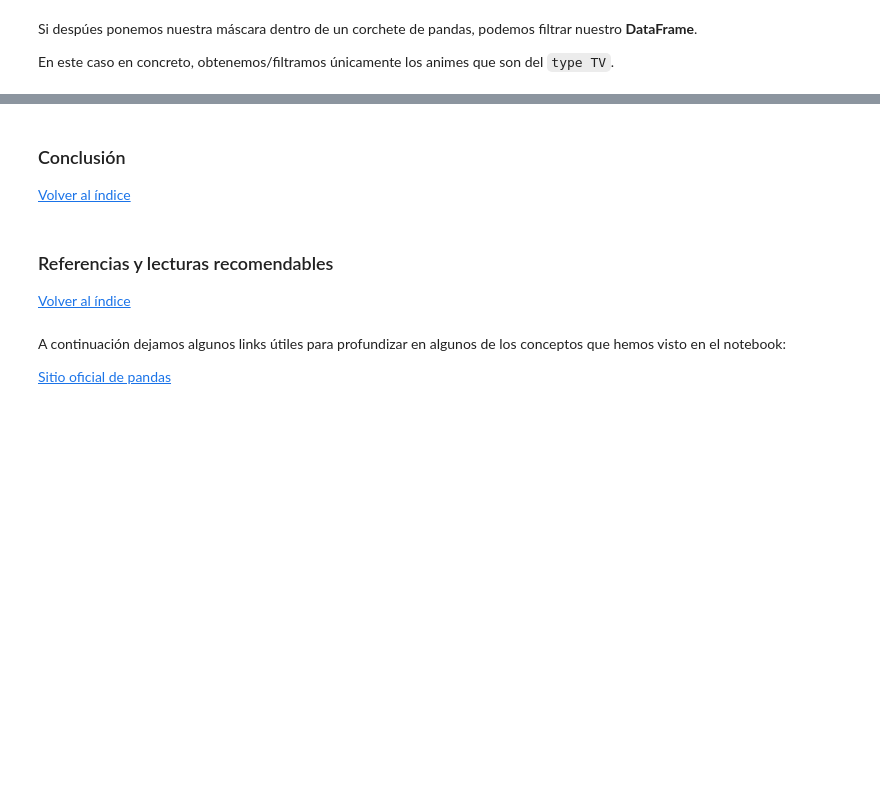
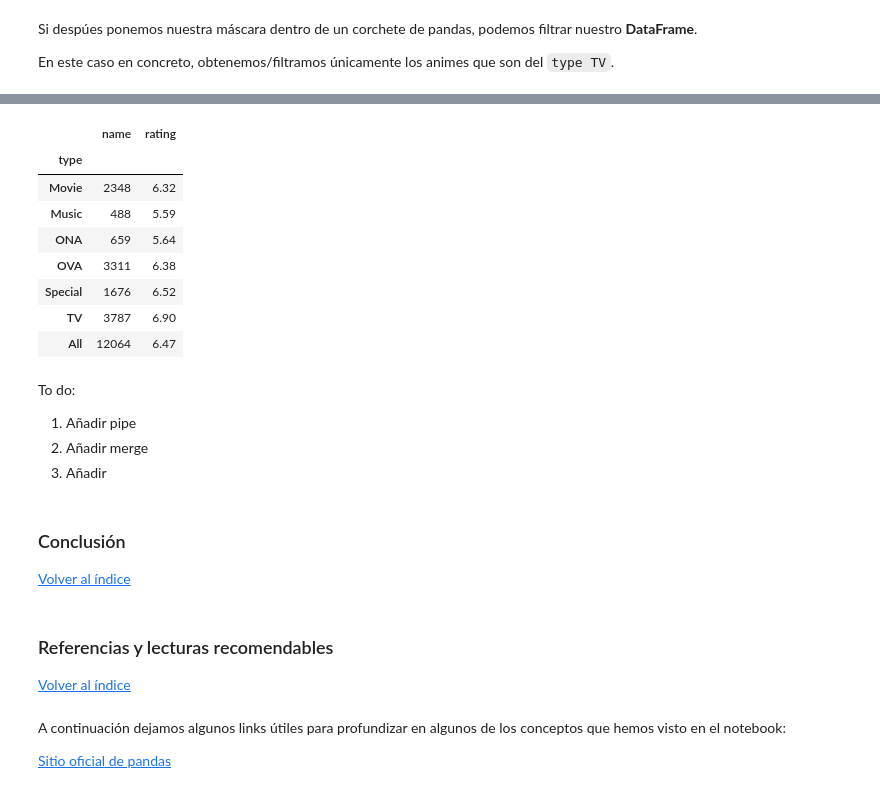
Before and after one commit to DalilaGimenez/nuclio_charlas, a Jupyter notebook: PANDAS.ipynb, the cells around one changed output, grey strips where cells are left out. Cells and saved outputs as stored; diff of their text form; code cells hidden in the pictures; blank space fills up the shorter version.

Commit message:
PANDAS.ipynb almost finished. Have to add 3 things: merge, pipe wrap up.

```diff
--- a/PANDAS.ipynb
+++ b/PANDAS.ipynb
@@ -491,10 +588,39 @@ tvs
+# %%
+(
+    df
+    .pivot_table(
+        index = "type",
+        values = ["rating", "name"],
+        aggfunc = {
+            "rating":"mean",
+            "name":"count"
+        },
+        margins = True
+    )
+)
+# %% [output]
+|  | name | rating |
+| type |  |  |
+| Movie | 2348 | 6.32 |
+| Music | 488 | 5.59 |
+| ONA | 659 | 5.64 |
+| OVA | 3311 | 6.38 |
+| Special | 1676 | 6.52 |
+| TV | 3787 | 6.90 |
+| All | 12064 | 6.47 |
+# %% [markdown]
+To do:
+
+1. Añadir pipe
+1. Añadir merge
+1. Añadir
 # %% [markdown]
+<a id='conclusion'></a>
 ### Conclusión
-<a id='conclusion'></a>
 [Volver al índice](#index)<br>
 # %% [markdown]
+<a id='referencias'></a>
 ### Referencias y lecturas recomendables
-<a id='referencias'></a>
 [Volver al índice](#index)<br>
 # %% [markdown]
 A continuación dejamos algunos links útiles para profundizar en algunos de los conceptos que hemos visto en el notebook:
```
Also changed, not shown: parts of 13 cells of this notebook.
